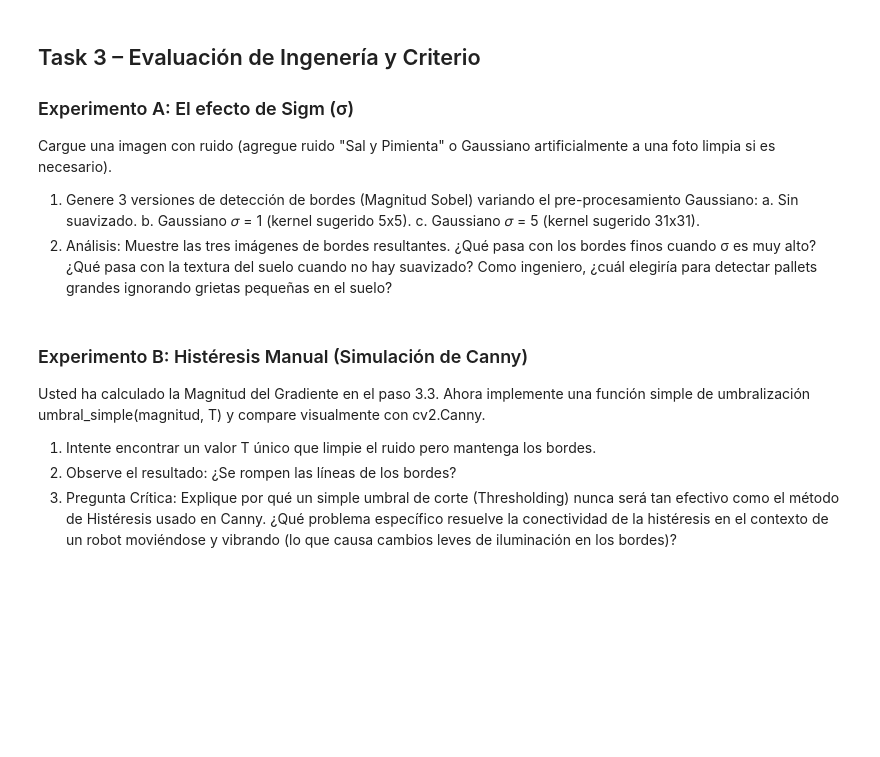
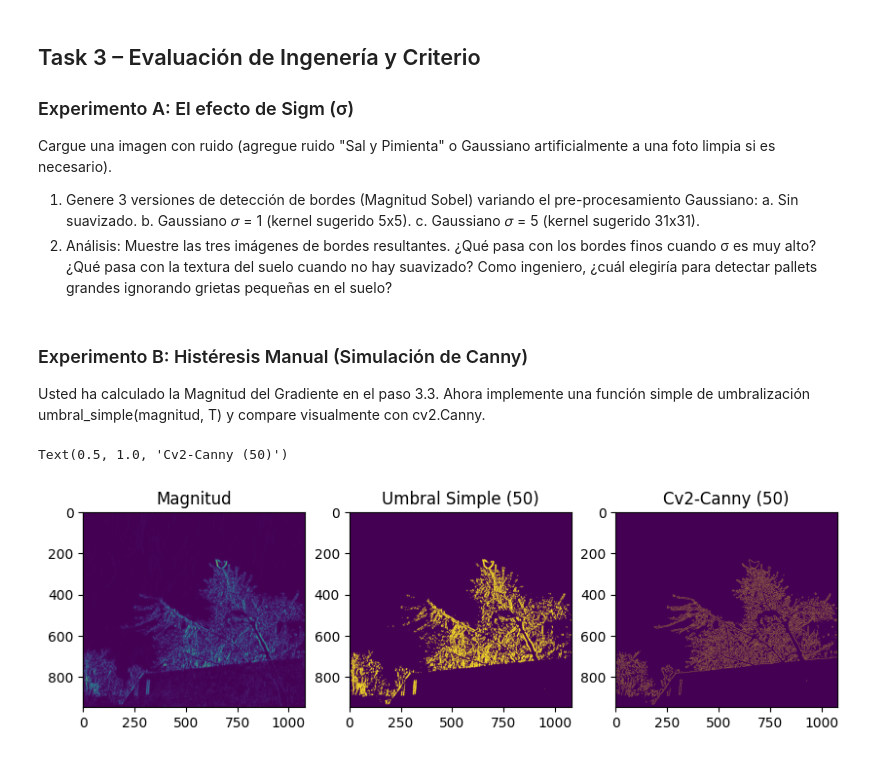
Before and after one commit to faguilarleal/lab1_vision, a Jupyter notebook: lab1.ipynb, the cells around one changed output. Saved outputs shown, nothing was run; the diff lists cells and outputs as text; code cells hidden in the pictures; blank space fills up the shorter version.

```diff
--- a/lab1.ipynb
+++ b/lab1.ipynb
@@ -114,9 +172,39 @@ elegiría para detectar pallets grandes ignorando grietas pequeñas en el suelo?
 ### Experimento B: Histéresis Manual (Simulación de Canny)
 Usted ha calculado la Magnitud del Gradiente en el paso 3.3. Ahora implemente una función simple de
 umbralización umbral_simple(magnitud, T) y compare visualmente con cv2.Canny.
-1. Intente encontrar un valor T único que limpie el ruido pero mantenga los bordes.
-2. Observe el resultado: ¿Se rompen las líneas de los bordes?
-3. Pregunta Crítica: Explique por qué un simple umbral de corte (Thresholding) nunca será tan efectivo
-como el método de Histéresis usado en Canny. ¿Qué problema específico resuelve la conectividad
-de la histéresis en el contexto de un robot moviéndose y vibrando (lo que causa cambios leves de
-iluminación en los bordes)?
+# %%
+def umbral_simple(magnitud, T):
+    thresh_matrix = np.where(magnitud > T,1, 0)
+    return np.astype(thresh_matrix, np.uint8)
+# %%
+test = Image.open('./test.png').convert('L')
+
+Gx = np.array([[-1, 0, 1],
+               [-2, 0, 2],
+               [-1, 0, 1]])
+Gy = np.array([[-1, -2, -1],
+               [ 0,  0,  0],
+               [ 1,  2,  1]])
+
+Mx = mi_convolucion(test, Gx, padding_type='reflect')
+My = mi_convolucion(test, Gx, padding_type='reflect')
+M = np.multiply(Mx, Mx) + np.multiply(My, My)
+M = np.sqrt(M)
+# %%
+import cv2
+fig, ax = plt.subplots(1, 3, figsize=((10,5)))
+
+ax[0].imshow(M)
+ax[0].set_title("Magnitud")
+
+T = umbral_simple(M, 50)
+ax[1].imshow(T)
+ax[1].set_title("Umbral Simple (50)")
+
+img = np.array(test, dtype=np.uint8)
+C = cv2.Canny(img, threshold1=50, threshold2=50)
+ax[2].imshow(C)
+ax[2].set_title("Cv2-Canny (50)")
+# %% [output]
+Text(0.5, 1.0, 'Cv2-Canny (50)')
+[figure, added]
```
Also changed, not shown: parts of 6 cells of this notebook, 2 other files.
